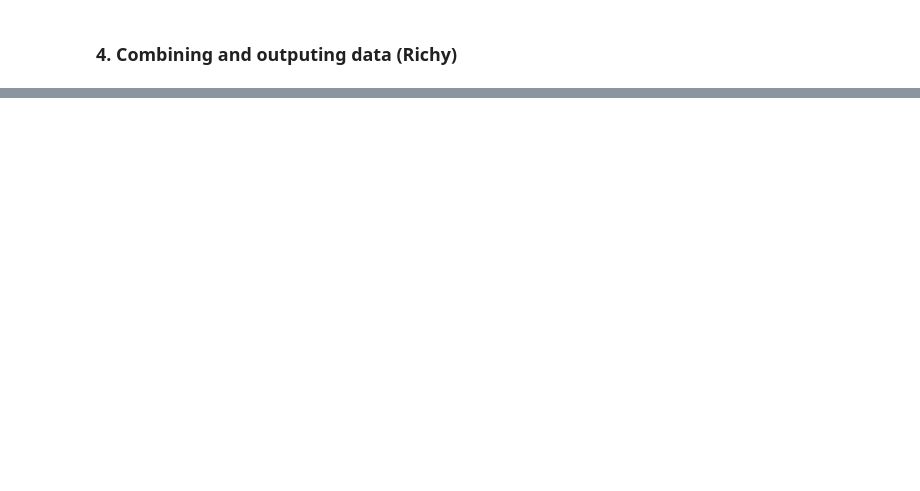
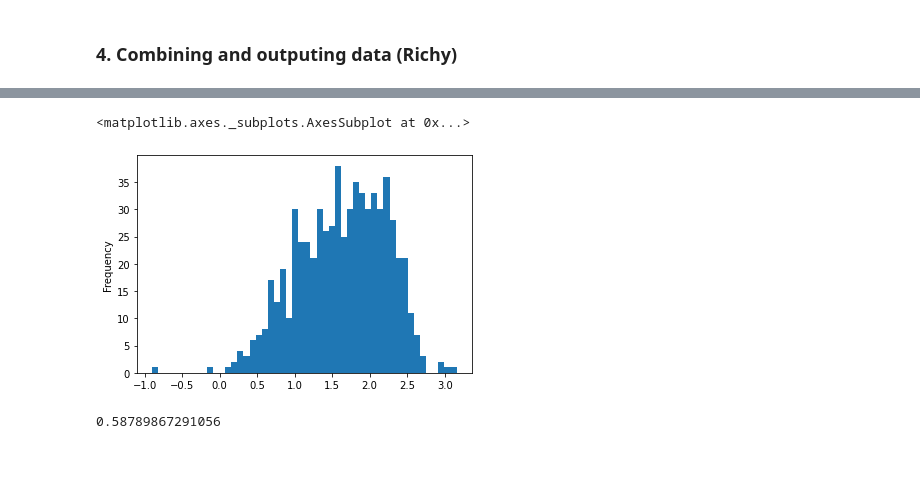
Before and after one commit to neneninja97/liveable_london, a Jupyter notebook: data_pre_processing.ipynb, the cells around one changed output, grey strips where cells are left out. Cells and saved outputs as stored; diff of their text form; code cells hidden in the pictures; blank space fills up the shorter version.

```diff
--- a/data_pre_processing.ipynb
+++ b/data_pre_processing.ipynb
@@ -89,3 +260,12 @@ df_housing.median_house_log.mean()
+# %%
+unemployment_data.Unemployment_rate_2013_log.plot.hist(bins=50)
+# %% [output]
+<matplotlib.axes._subplots.AxesSubplot at 0x...>
+[figure, added]
+# %%
+unemployment_data.Unemployment_rate_2013_log.std()
+# %% [output]
+0.58789867291056
 # %%
 # Saving the combined dataframe into csv
 '''
```
Also changed, not shown: parts of 34 cells of this notebook.
